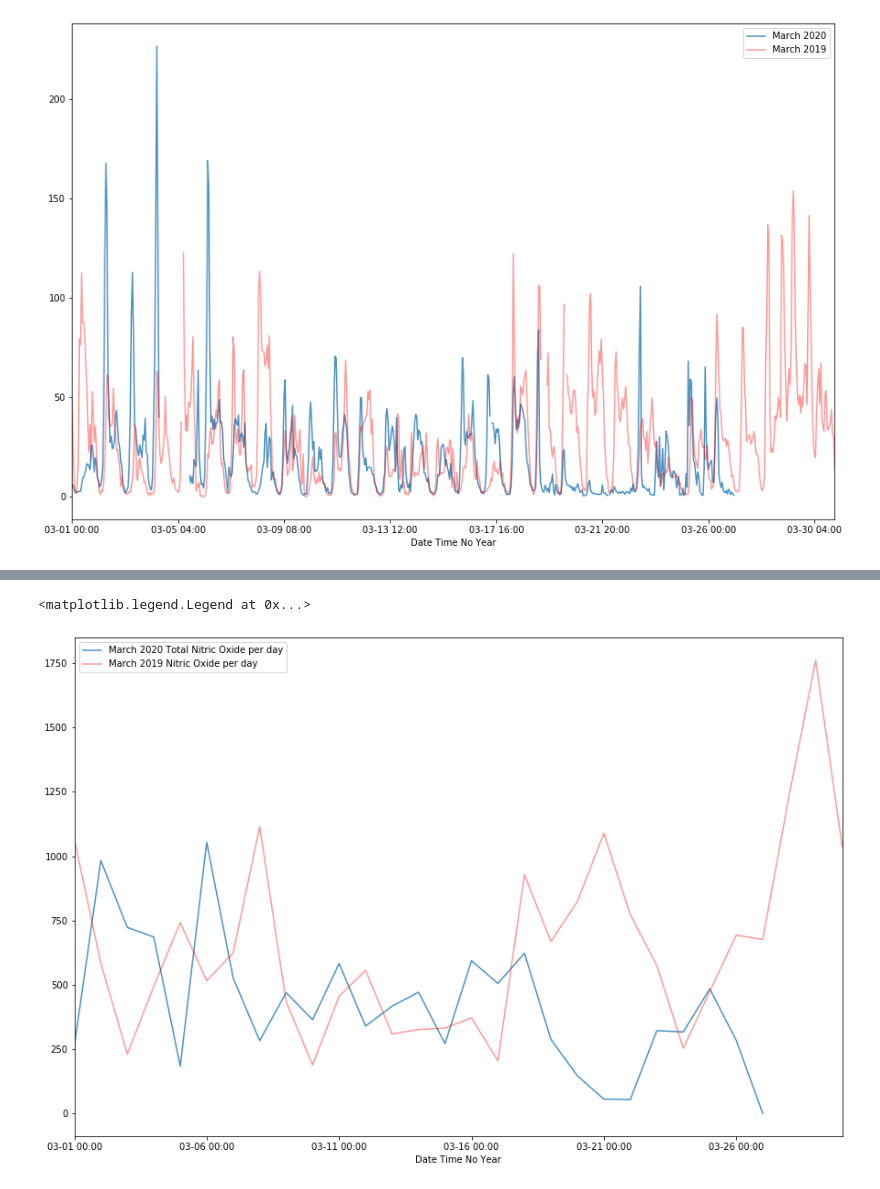
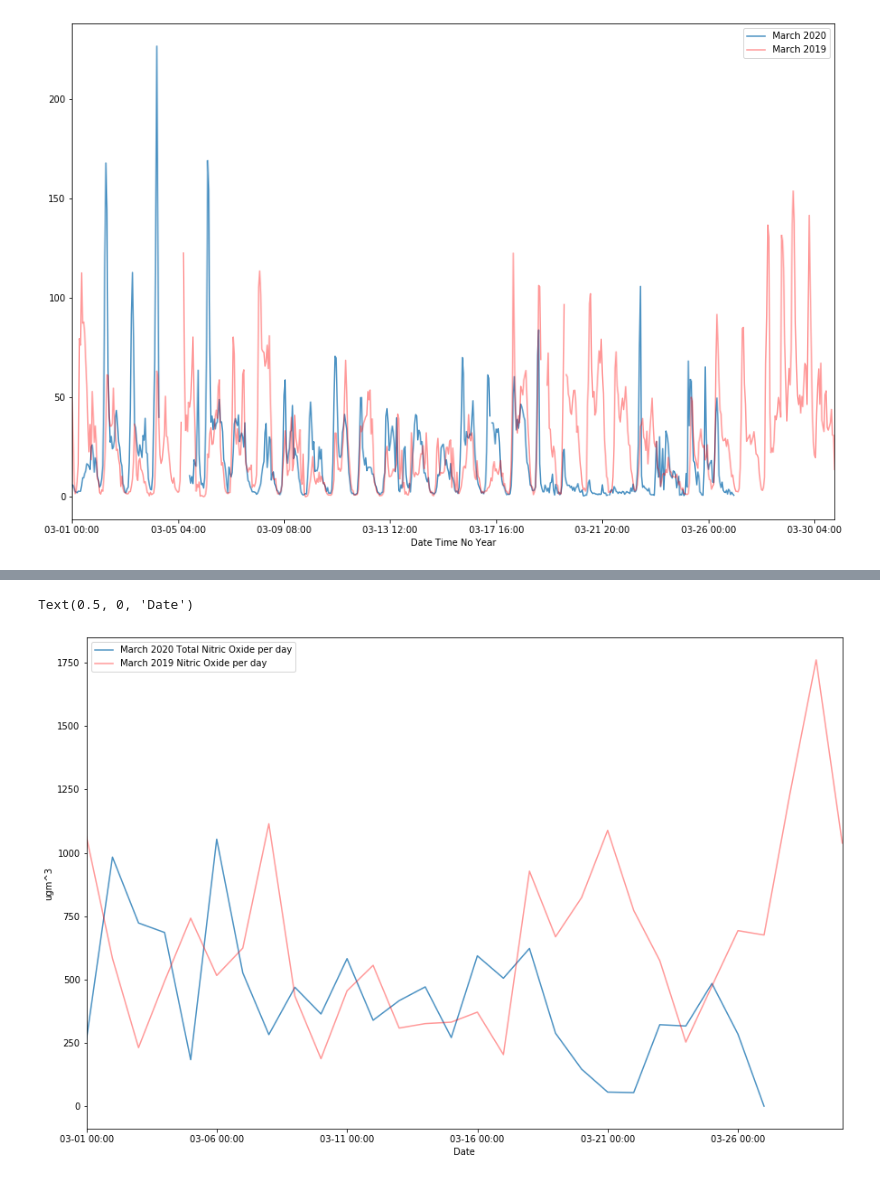
Before and after one commit to productivityboyz/Air-Pollution-Project, a Jupyter notebook: Derby Air Pollution.ipynb, the cells around one changed output, grey strips where cells are left out. Drawn from its saved outputs; the diff is of its cells as text; code cells hidden in the pictures.

```diff
--- a/Derby Air Pollution.ipynb
+++ b/Derby Air Pollution.ipynb
@@ -399,10 +235,14 @@ df_2017_mar_day_noyear.index = df_2017_mar_day_noyear['Date Time No Year'] # get
 # %%
 fig, ax = subplots()
 
 df_2020_mar_day_noyear['Nitric oxide'].plot(figsize=(15,10),ax=ax,alpha=0.8)
 ax.legend(['March 2020 Total Nitric Oxide per day'])
 df_2019_mar_day_noyear['Nitric oxide'].plot(figsize=(15,10),ax=ax,alpha=0.4,color='red',ls='-')
 ax.legend(['March 2020 Total Nitric Oxide per day','March 2019 Nitric Oxide per day'])
+ax.set_ylabel(unit)
+ax.set_xlabel('Date')
+#ax.set_xticks(np.arange(len(df_2019_mar_day_noyear)))
+#plt.xticks(rotation=90)
 # %% [output]
-<matplotlib.legend.Legend at 0x...>
+Text(0.5, 0, 'Date')
-[figure, old version]
+[figure, new version]
```
Also changed, not shown: parts of 34 cells of this notebook, 1 other file.
